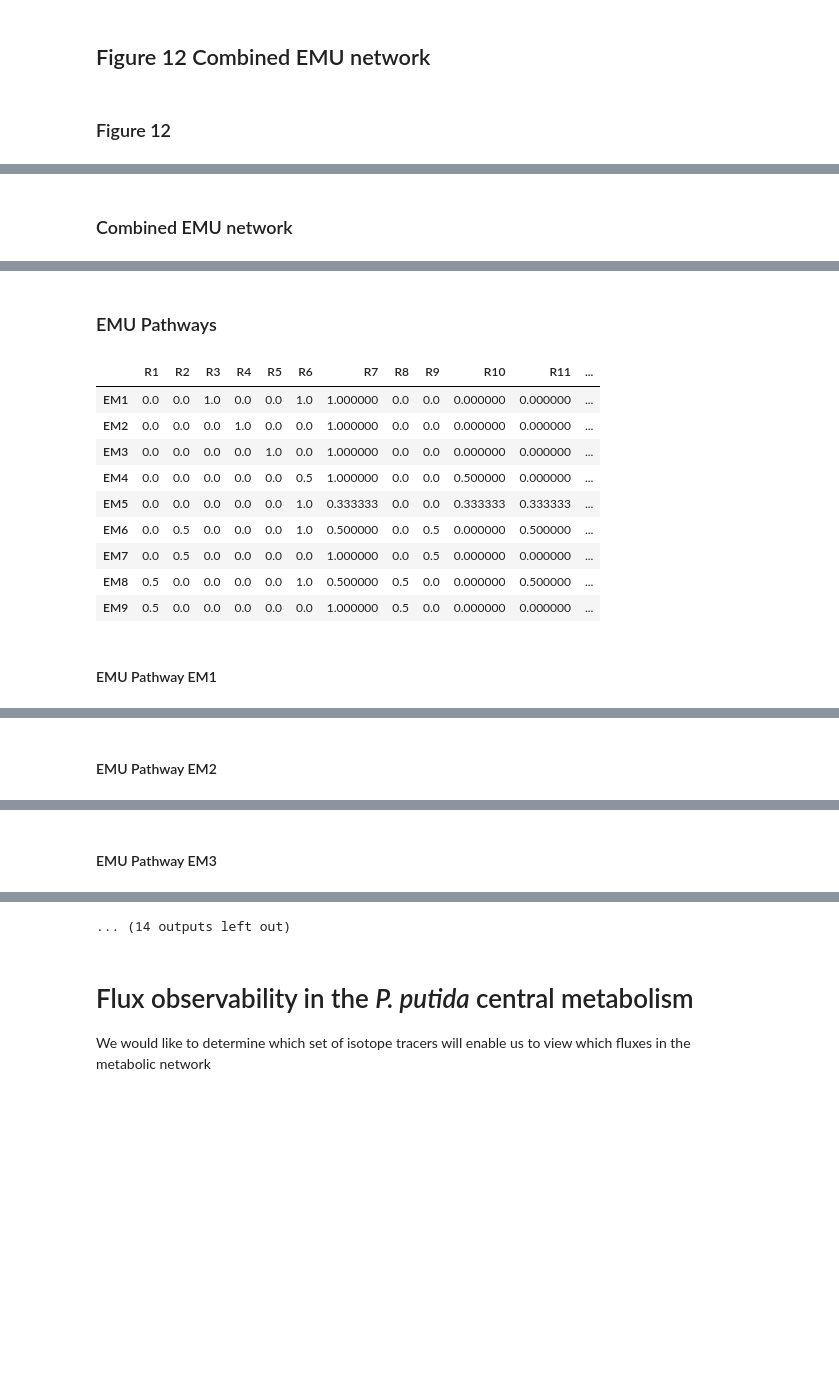
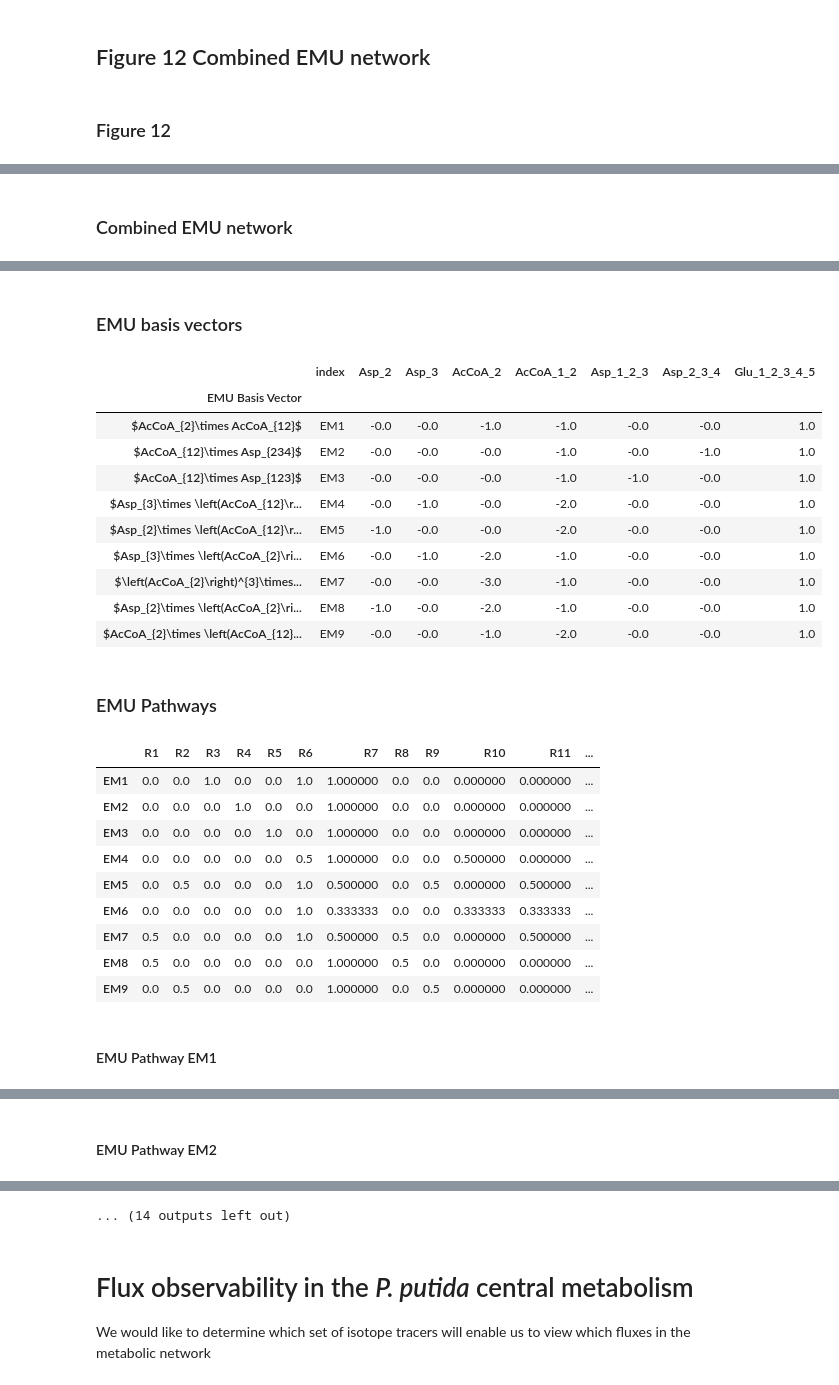
Before and after one commit to AgileBioFoundry/EMSL-Summer-School-2021-fluxomics, a Jupyter notebook: flux observability analysis.ipynb, the cells around one changed output, grey strips where cells are left out. Saved outputs shown, nothing was run; the diff lists cells and outputs as text; code cells hidden in the pictures; blank space fills up the shorter version.

Commit message:
Updated to give EMU basis vectors a name

```diff
--- a/flux observability analysis.ipynb
+++ b/flux observability analysis.ipynb
@@ -22,11 +22,24 @@ import sys
 sys.path.append('/Users/zuck016/Projects/src')
 from myefm import calculate_elementary_modes, calculate_minimum_cut_sets
 from d3flux import flux_map
-from IPython.display import display, Image, SVG, Markdown
+from IPython.display import display, Image, SVG, Markdown,Latex, HTML
 
 def sympy2array( sy ):
     return np.array(sy.tolist(), dtype=float)
 
+def get_EMU_basis_vector_name( emu_basis_vector ):
+    bv_name = []
+    for met in emu_basis_vector.index:
+        latex_met = met.split('_')
+        latex_met = '%s_{%s}' % (latex_met[0], ''.join(latex_met[1:]))
+        stoich = emu_basis_vector[met]
+        if stoich < 0:
+            if stoich == -1:
+
+                bv_name.append( latex_met )
+            else:
+                bv_name.append( '\left(%s\right)^{%d}' % (latex_met, -int(stoich)))
+    return '${}$'.format('\times '.join(bv_name))
 def get_stoichiometric_matrix( network ):
     return pd.DataFrame(cobra.util.create_stoichiometric_matrix(network),
                     index=[m.id for m in emu_network.metabolites],
@@ -36,8 +49,10 @@ def EMU_basis_vectors( network, external_rxns,external_mets, output_met ):
     S = get_stoichiometric_matrix( network )
     elmos = calculate_elementary_modes( network, verbose=False)
     EMU_basis_vector = elmos[external_rxns].dot(S[external_rxns].T)[external_mets]
-    return EMU_basis_vector.T.divide(EMU_basis_vector[output_met]).T
-
+    EMU_basis_vector = EMU_basis_vector.T.divide(EMU_basis_vector[output_met]).T
+    for em in EMU_basis_vector.index:
+        EMU_basis_vector.loc[em,'EMU Basis Vector'] = get_EMU_basis_vector_name( EMU_basis_vector.loc[em] )
+    return EMU_basis_vector
 def get_nullspace( df ):
     basis_vectors = sympy.Matrix(S.values).nullspace()
     return pd.DataFrame(dict([('bv{}'.format(i),
@@ -322,50 +336,62 @@ rxns, mets = S.columns, S.index
 external_mets = [ 'Asp_2','Asp_3', 'AcCoA_2', 'AcCoA_1_2', 'Asp_1_2_3', 'Asp_2_3_4', 'Glu_1_2_3_4_5']
 external_rxns = ['R1', 'R2', 'R3', 'R4', 'R5', 'R6','R7', 'R18']
 output_met = 'Glu_1_2_3_4_5'
 
 emu_elmo = calculate_elementary_modes( emu_network, verbose=False)
 #cobra.io.save_json_model(emu_network, "figure12_combined_emu_network.json",pretty=True)
 display(Markdown('### Figure 12\n'))
 display(Image('Figure12.png'))
 
 display(Markdown('### Combined EMU network\n'))
 display(flux_map(cobra.io.load_json_model("figure12_combined_EMU_network.json"), display_name_format=lambda x: str(x.id),
          flux_dict={rxn.id: emu_elmo.sum(axis=0)[rxn.id] for rxn in emu_network.reactions}))
 
+display(Markdown('### EMU basis vectors \n'))
+ebv = EMU_basis_vectors( emu_network, external_rxns, external_mets, output_met)
+display(HTML(ebv.reset_index().set_index('EMU Basis Vector').to_html()))
+
+
 
 display(Markdown('### EMU Pathways ###\n'))
 display(emu_elmo)
 
 for em in emu_elmo.index:
     with emu_network:
         emu_network.remove_reactions([r for r in emu_elmo.columns if emu_elmo.loc[em,r] == 0],remove_orphans=True)
         display(Markdown('#### EMU Pathway {}\n'.format(em)))
         display(flux_map(emu_network,
                      display_name_format=lambda x: str(x.id),
                      flux_dict={rxn.id: emu_elmo.loc[em,rxn.id]
                             for rxn in emu_network.reactions}))
-
-display(Markdown('### EMU basis vectors \n'))
-ebv = EMU_basis_vectors( emu_network, external_rxns, external_mets, output_met)
-display(ebv)
 # %% [output]
 ### Figure 12
 [figure]
 ### Combined EMU network
 [interactive output not drawn]
-### EMU Pathways ###
+### EMU basis vectors
-|  | R1 | R2 | R3 | R4 | R5 | R6 | R7 | R8 | R9 | R10 | R11 | ... |
-| EM1 | 0.0 | 0.0 | 1.0 | 0.0 | 0.0 | 1.0 | 1.000000 | 0.0 | 0.0 | 0.000000 | 0.000000 | ... |
-| EM2 | 0.0 | 0.0 | 0.0 | 1.0 | 0.0 | 0.0 | 1.000000 | 0.0 | 0.0 | 0.000000 | 0.000000 | ... |
-| EM3 | 0.0 | 0.0 | 0.0 | 0.0 | 1.0 | 0.0 | 1.000000 | 0.0 | 0.0 | 0.000000 | 0.000000 | ... |
-| EM4 | 0.0 | 0.0 | 0.0 | 0.0 | 0.0 | 0.5 | 1.000000 | 0.0 | 0.0 | 0.500000 | 0.000000 | ... |
-| EM5 | 0.0 | 0.0 | 0.0 | 0.0 | 0.0 | 1.0 | 0.333333 | 0.0 | 0.0 | 0.333333 | 0.333333 | ... |
-| EM6 | 0.0 | 0.5 | 0.0 | 0.0 | 0.0 | 1.0 | 0.500000 | 0.0 | 0.5 | 0.000000 | 0.500000 | ... |
-| EM7 | 0.0 | 0.5 | 0.0 | 0.0 | 0.0 | 0.0 | 1.000000 | 0.0 | 0.5 | 0.000000 | 0.000000 | ... |
-| EM8 | 0.5 | 0.0 | 0.0 | 0.0 | 0.0 | 1.0 | 0.500000 | 0.5 | 0.0 | 0.000000 | 0.500000 | ... |
-| EM9 | 0.5 | 0.0 | 0.0 | 0.0 | 0.0 | 0.0 | 1.000000 | 0.5 | 0.0 | 0.000000 | 0.000000 | ... |
+|  | index | Asp_2 | Asp_3 | AcCoA_2 | AcCoA_1_2 | Asp_1_2_3 | Asp_2_3_4 | Glu_1_2_3_4_5 |
+| EMU Basis Vector |  |  |  |  |  |  |  |  |
+| $AcCoA_{2}\times AcCoA_{12}$ | EM1 | -0.0 | -0.0 | -1.0 | -1.0 | -0.0 | -0.0 | 1.0 |
+| $AcCoA_{12}\times Asp_{234}$ | EM2 | -0.0 | -0.0 | -0.0 | -1.0 | -0.0 | -1.0 | 1.0 |
+| $AcCoA_{12}\times Asp_{123}$ | EM3 | -0.0 | -0.0 | -0.0 | -1.0 | -1.0 | -0.0 | 1.0 |
+| $Asp_{3}\times \left(AcCoA_{12}\r... | EM4 | -0.0 | -1.0 | -0.0 | -2.0 | -0.0 | -0.0 | 1.0 |
+| $Asp_{2}\times \left(AcCoA_{12}\r... | EM5 | -1.0 | -0.0 | -0.0 | -2.0 | -0.0 | -0.0 | 1.0 |
+| $Asp_{3}\times \left(AcCoA_{2}\ri... | EM6 | -0.0 | -1.0 | -2.0 | -1.0 | -0.0 | -0.0 | 1.0 |
+| $\left(AcCoA_{2}\right)^{3}\times... | EM7 | -0.0 | -0.0 | -3.0 | -1.0 | -0.0 | -0.0 | 1.0 |
+| $Asp_{2}\times \left(AcCoA_{2}\ri... | EM8 | -1.0 | -0.0 | -2.0 | -1.0 | -0.0 | -0.0 | 1.0 |
+| $AcCoA_{2}\times \left(AcCoA_{12}... | EM9 | -0.0 | -0.0 | -1.0 | -2.0 | -0.0 | -0.0 | 1.0 |
-#### EMU Pathway EM1
+### EMU Pathways ###
+|  | R1 | R2 | R3 | R4 | R5 | R6 | R7 | R8 | R9 | R10 | R11 | ... |
+| EM1 | 0.0 | 0.0 | 1.0 | 0.0 | 0.0 | 1.0 | 1.000000 | 0.0 | 0.0 | 0.000000 | 0.000000 | ... |
+| EM2 | 0.0 | 0.0 | 0.0 | 1.0 | 0.0 | 0.0 | 1.000000 | 0.0 | 0.0 | 0.000000 | 0.000000 | ... |
+| EM3 | 0.0 | 0.0 | 0.0 | 0.0 | 1.0 | 0.0 | 1.000000 | 0.0 | 0.0 | 0.000000 | 0.000000 | ... |
+| EM4 | 0.0 | 0.0 | 0.0 | 0.0 | 0.0 | 0.5 | 1.000000 | 0.0 | 0.0 | 0.500000 | 0.000000 | ... |
+| EM5 | 0.0 | 0.5 | 0.0 | 0.0 | 0.0 | 1.0 | 0.500000 | 0.0 | 0.5 | 0.000000 | 0.500000 | ... |
+| EM6 | 0.0 | 0.0 | 0.0 | 0.0 | 0.0 | 1.0 | 0.333333 | 0.0 | 0.0 | 0.333333 | 0.333333 | ... |
+| EM7 | 0.5 | 0.0 | 0.0 | 0.0 | 0.0 | 1.0 | 0.500000 | 0.5 | 0.0 | 0.000000 | 0.500000 | ... |
+| EM8 | 0.5 | 0.0 | 0.0 | 0.0 | 0.0 | 0.0 | 1.000000 | 0.5 | 0.0 | 0.000000 | 0.000000 | ... |
+| EM9 | 0.0 | 0.5 | 0.0 | 0.0 | 0.0 | 0.0 | 1.000000 | 0.0 | 0.5 | 0.000000 | 0.000000 | ... |
+#### EMU Pathway EM1
 [interactive output not drawn]
-#### EMU Pathway EM2
+#### EMU Pathway EM2
 [interactive output not drawn]
-#### EMU Pathway EM3
```
Also changed, not shown: parts of 5 cells of this notebook.
